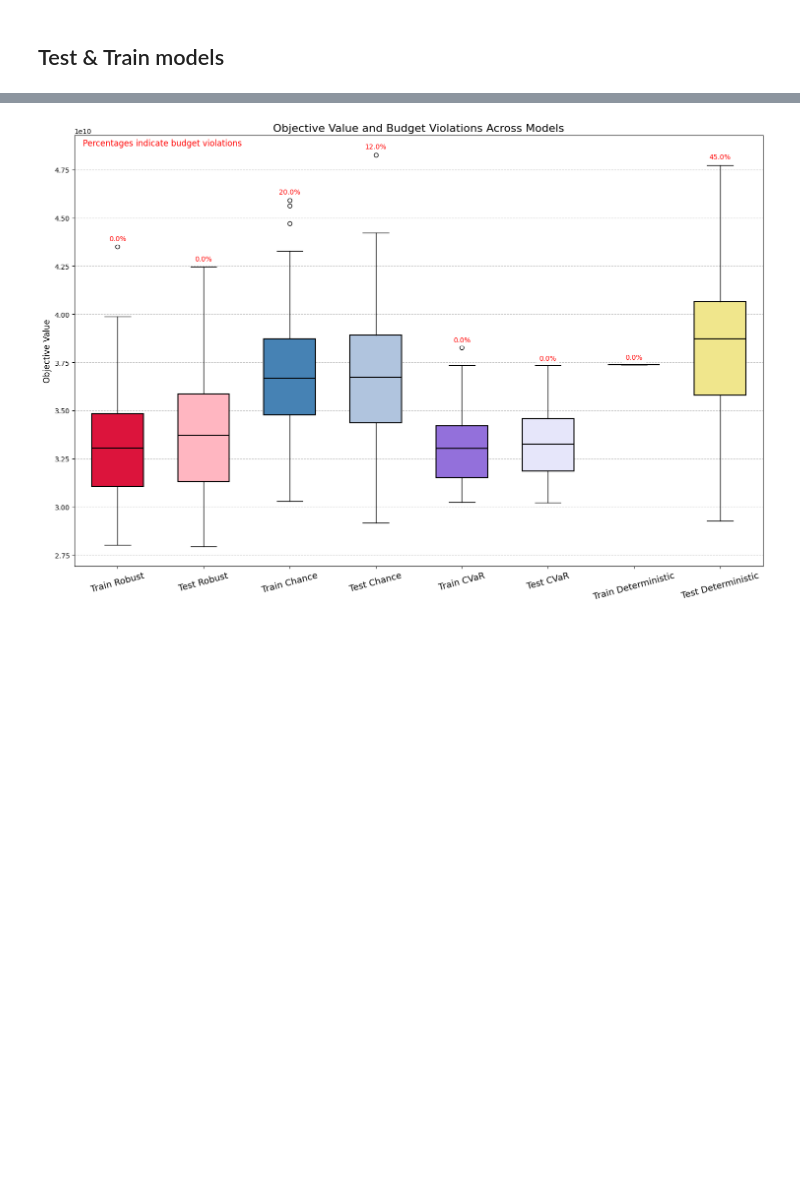
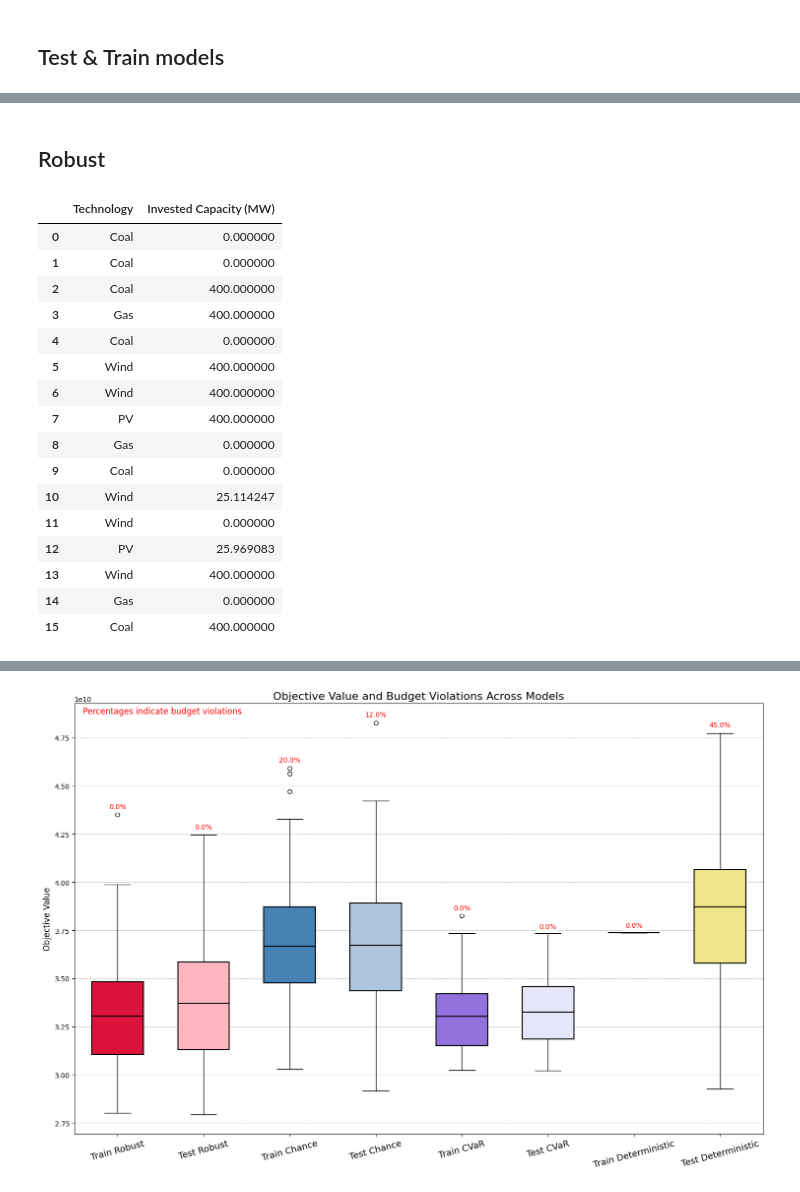
Before and after one commit to bioapfelsaft123/Opti, a Jupyter notebook: AssignmentV2/Main Code/Assignment_Class.ipynb, the cells around one changed output, grey strips where cells are left out. Drawn from its saved outputs; the diff is of its cells as text; code cells hidden in the pictures; blank space fills up the shorter version.

```diff
--- a/AssignmentV2/Main Code/Assignment_Class.ipynb
+++ b/AssignmentV2/Main Code/Assignment_Class.ipynb
@@ -646,0 +678,23 @@ Objective Value: 3840102763772.6045
+# %% [markdown]
+## Robust
+# %%
+#Displaying the invested capacity
+Train_Robust.res.df
+# %% [output]
+|  | Technology | Invested Capacity (MW) |
+| 0 | Coal | 0.000000 |
+| 1 | Coal | 0.000000 |
+| 2 | Coal | 400.000000 |
+| 3 | Gas | 400.000000 |
+| 4 | Coal | 0.000000 |
+| 5 | Wind | 400.000000 |
+| 6 | Wind | 400.000000 |
+| 7 | PV | 400.000000 |
+| 8 | Gas | 0.000000 |
+| 9 | Coal | 0.000000 |
+| 10 | Wind | 25.114247 |
+| 11 | Wind | 0.000000 |
+| 12 | PV | 25.969083 |
+| 13 | Wind | 400.000000 |
+| 14 | Gas | 0.000000 |
+| 15 | Coal | 400.000000 |
```
Also changed, not shown: parts of 18 cells of this notebook.
